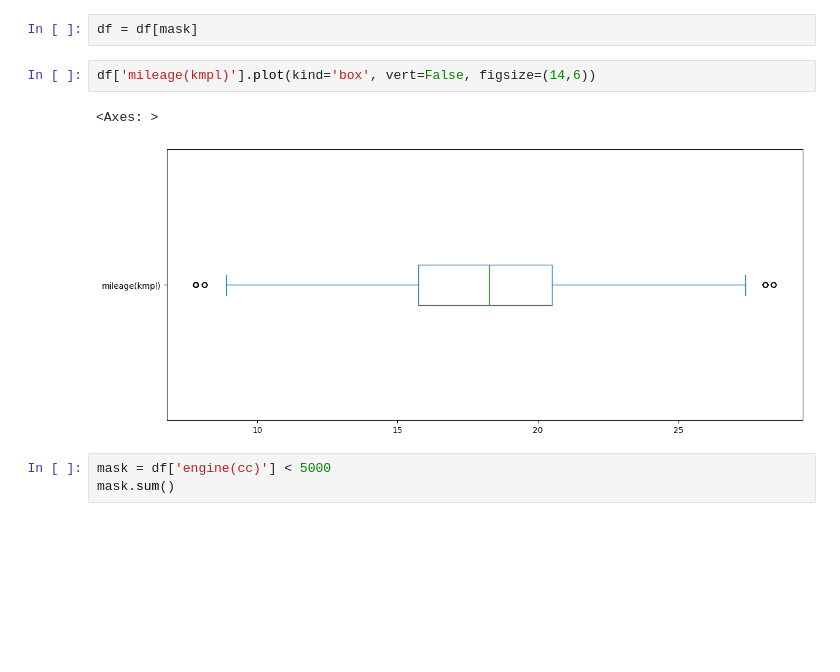
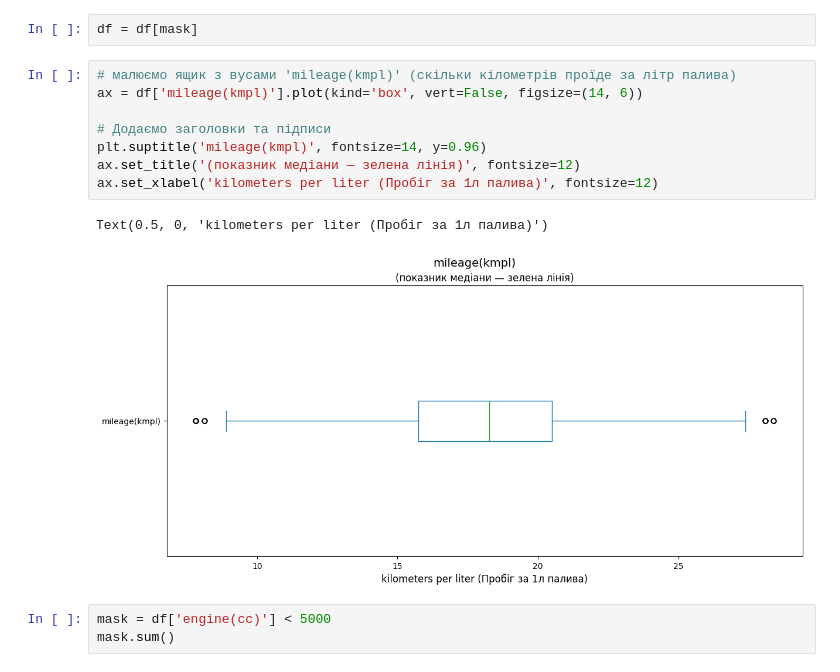
Before and after one commit to ValeriiSlynko/IT-STEP-Practice, a Jupyter notebook: Practice_Pandas/ClsWrk3_Psndas(pipepline).ipynb, the cells around one changed output. Cells and saved outputs as stored; diff of their text form; blank space fills up the shorter version.

```diff
--- a/Practice_Pandas/ClsWrk3_Psndas(pipepline).ipynb
+++ b/Practice_Pandas/ClsWrk3_Psndas(pipepline).ipynb
@@ -248,11 +263,17 @@ mask.sum()
 np.int64(1322)
 # %%
 df = df[mask]
-# %%
-df['mileage(kmpl)'].plot(kind='box', vert=False, figsize=(14,6))
-# %% [output]
-<Axes: >
-[figure, removed]
+# %%
+# малюємо ящик з вусами 'mileage(kmpl)' (скільки кілометрів проїде за літр палива)
+ax = df['mileage(kmpl)'].plot(kind='box', vert=False, figsize=(14, 6))
+
+# Додаємо заголовки та підписи
+plt.suptitle('mileage(kmpl)', fontsize=14, y=0.96)
+ax.set_title('(показник медіани — зелена лінія)', fontsize=12)
+ax.set_xlabel('kilometers per liter (Пробіг за 1л палива)', fontsize=12)
+# %% [output]
+Text(0.5, 0, 'kilometers per liter (Пробіг за 1л палива)')
+[figure, added]
 # %%
 mask = df['engine(cc)'] < 5000
 mask.sum()
```
Also changed, not shown: parts of 56 cells of this notebook.
